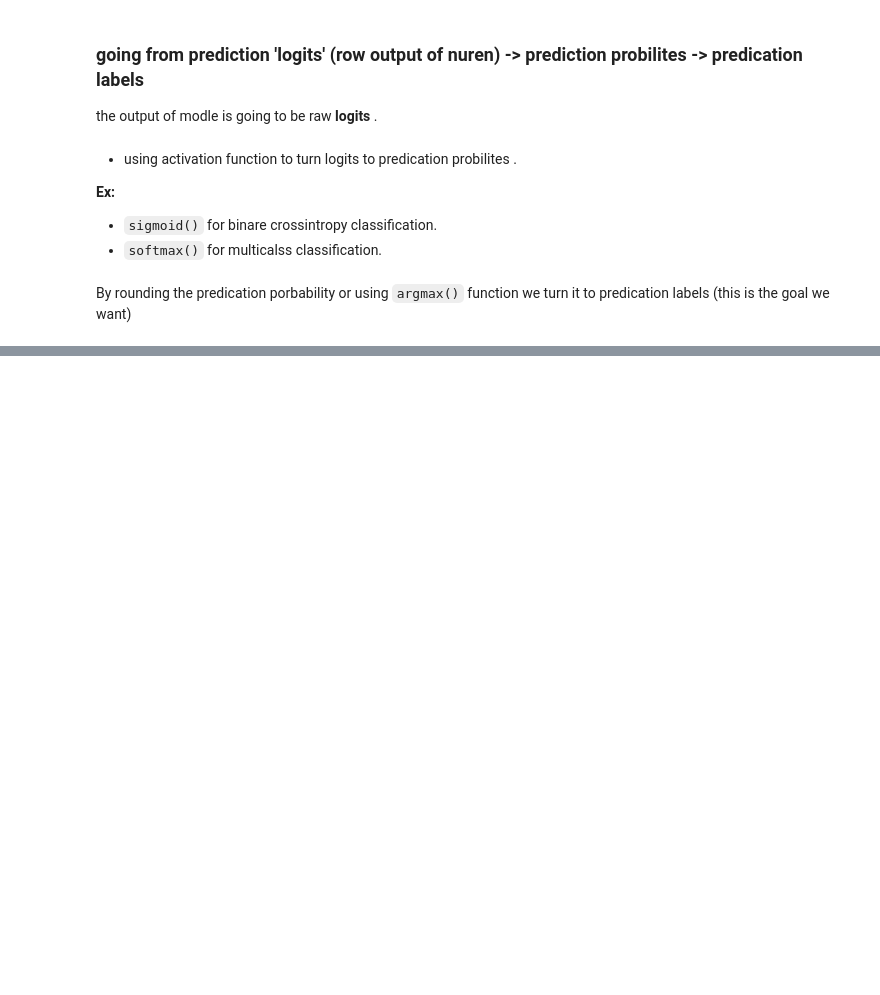
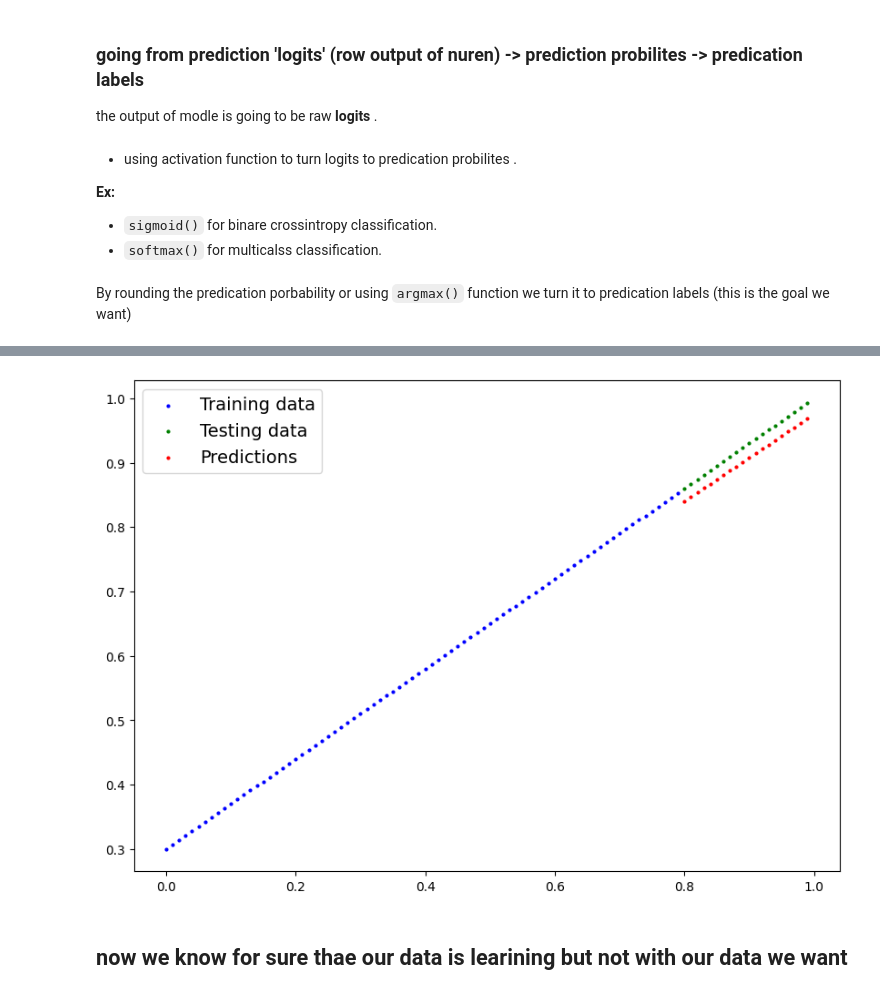
Before and after one commit to MD2001/Pytorch_Bignnier, a Jupyter notebook: 02_pytorch_classification.ipynb, the cells around one changed output, grey strips where cells are left out. Saved outputs shown, nothing was run; the diff lists cells and outputs as text; code cells hidden in the pictures; blank space fills up the shorter version.

```diff
--- a/02_pytorch_classification.ipynb
+++ b/02_pytorch_classification.ipynb
@@ -321,0 +438,30 @@ Epoch: 900 | Loss: 0.69266 , Acc: 57.63% | Testloss: 0.69735 , Testacc 48.33%
+# %%
+## training loop
+
+torch.manual_seed(42)
+torch.cuda.manual_seed(42)
+
+# send data and model to gpu
+model_2= model_2.to(device)
+x_train_reg,x_test_reg =x_train_reg.to(device),x_test_reg.to(device)
+y_train_reg,y_test_reg = y_train_reg.to(device),y_test_reg.to(device)
+
+#get reade for taining
+model_2.train()
+
+epochs = 10000
+epooch = epochs//10
+
+for epoch in range(epochs):
+  predict = model_2(x_train_reg)
+  loss_reg=loss_fn_reg(predict,y_train_reg)
+  optimizer_reg.zero_grad()
+  loss_reg.backward()
+  optimizer_reg.step()
+
+  model_2.eval()
+  with torch.inference_mode():
+    predict_test = model_2(x_test_reg)
+    loss_test_reg = loss_fn_reg(predict_test,y_test_reg)
+  if epoch % epooch == 0:
+    print(f"Epoch: {epoch} | loss : {loss_reg:0.5f} | loss_test {loss_test_reg:0.5f}")
@@ -321,0 +479,12 @@ Epoch: 900 | Loss: 0.69266 , Acc: 57.63% | Testloss: 0.69735 , Testacc 48.33%
+# %%
+## visulaise the data
+
+model_2.eval()
+with torch.inference_mode():
+  y_pre=model_2(x_test_reg)
+
+plot_predictions(x_train_reg.to("cpu"),y_train_reg.to("cpu"),x_test_reg.to("cpu"),y_test_reg.to("cpu"),predictions=y_pre.to("cpu"))
+# %% [output]
+[figure, added]
+# %% [markdown]
+## now we know for sure thae our data is learining but not with our data we want
```
Also changed, not shown: parts of 22 cells of this notebook.
